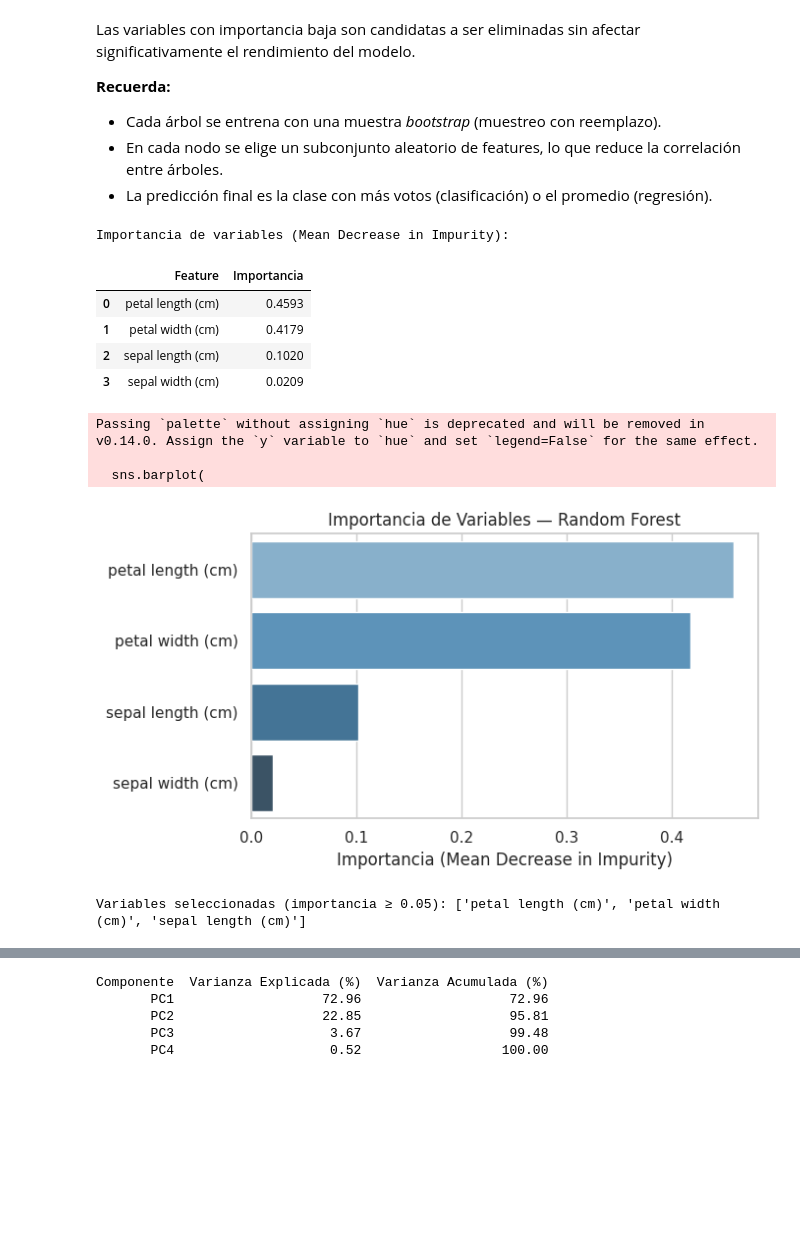
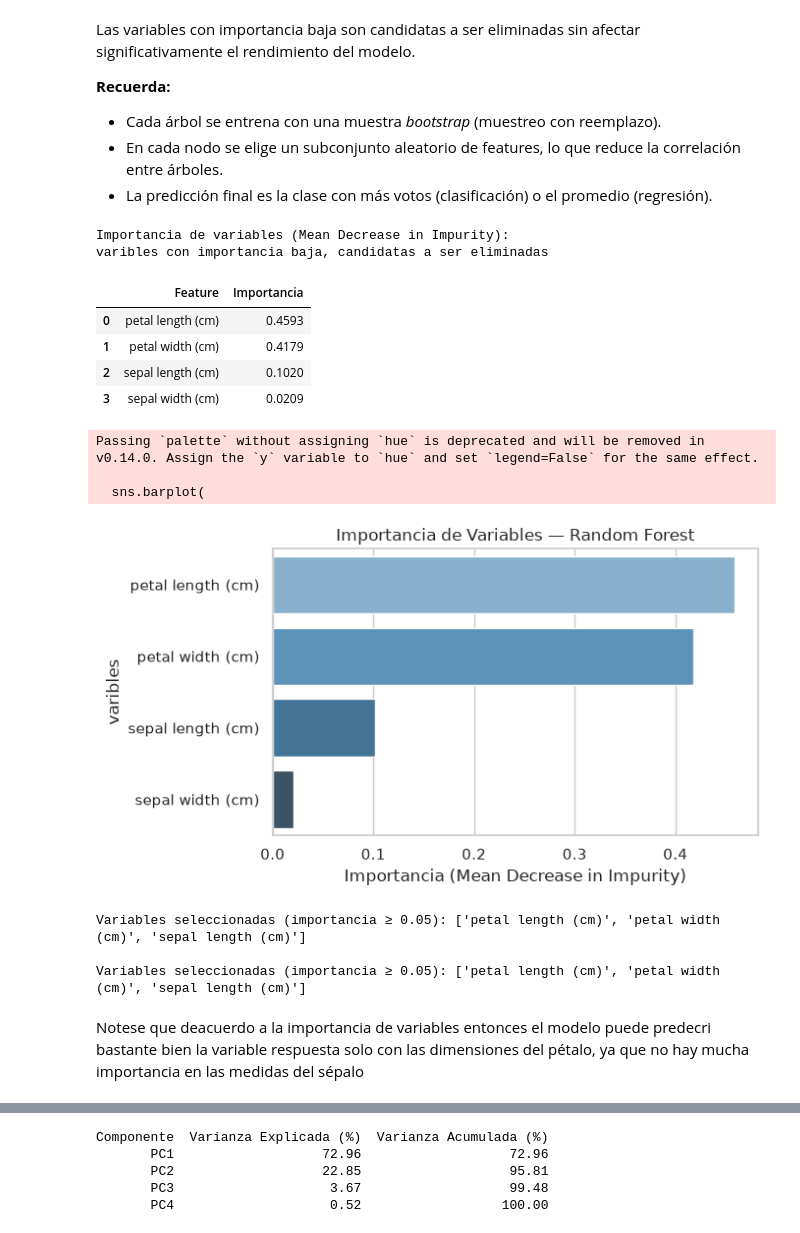
Before and after one commit to MgtDevNet/Introduccion_Mineria_de_Datos, a Jupyter notebook: Clases/Parte_1_preprocesamiento/Clase_10_11_practica.ipynb, the cells around one changed output, grey strips where cells are left out. Saved outputs shown, nothing was run; the diff lists cells and outputs as text; code cells hidden in the pictures; blank space fills up the shorter version.

```diff
--- a/Clases/Parte_1_preprocesamiento/Clase_10_11_practica.ipynb
+++ b/Clases/Parte_1_preprocesamiento/Clase_10_11_practica.ipynb
@@ -555,23 +555,27 @@ Las variables con importancia baja son candidatas a ser eliminadas sin afectar s
 - En cada nodo se elige un subconjunto aleatorio de features, lo que reduce la correlación entre árboles.
 - La predicción final es la clase con más votos (clasificación) o el promedio (regresión).
 # %%
-X_iris = df[iris.feature_names]
-y_iris = df['species']
+X_iris = df[iris.feature_names] # seleccionar variables independientes
+y_iris = df['species'] # seleccionar variable dependiente u objetivo
 
 # Entrenar Random Forest
+# instancia de la clase RandomForestClassifier (arquitectura orientada a objetos)
 rf = RandomForestClassifier(n_estimators=200, random_state=42)
-rf.fit(X_iris, y_iris)
+rf.fit(X_iris, y_iris) #ajustar el modelo
 
-# Tabla de importancias
+# Tabla de importancias. Se crea un data frame para su presentación
 importancias = pd.DataFrame({
-    'Feature': iris.feature_names,
-    'Importancia': rf.feature_importances_
+    'Feature': iris.feature_names, # atributo
+    'Importancia': rf.feature_importances_ # atributo después de usar el métod .fit()
+    #por eso usa el "_" al final.
 }).sort_values('Importancia', ascending=False).reset_index(drop=True)
 
 print('Importancia de variables (Mean Decrease in Impurity):')
+print('varibles con importancia baja, candidatas a ser eliminadas')
 importancias.round(4)
 # %% [output]
 Importancia de variables (Mean Decrease in Impurity):
+varibles con importancia baja, candidatas a ser eliminadas
 |  | Feature | Importancia |
 | 0 | petal length (cm) | 0.4593 |
 | 1 | petal width (cm) | 0.4179 |
@@ -579,27 +583,42 @@ Importancia de variables (Mean Decrease in Impurity):
 | 3 | sepal width (cm) | 0.0209 |
 # %%
 # Visualización
+
+#1 solo espacio de figuras de 7 x 4
 fig, ax = plt.subplots(figsize=(7, 4))
+
+# un gráfico de barras donde los datos son el data frame creado
+# en el anterior comando, eje X importancia, eje Y variables
+# de azul.
 sns.barplot(
     data=importancias, x='Importancia', y='Feature',
     palette='Blues_d', ax=ax
 )
+
 ax.set_title('Importancia de Variables — Random Forest')
 ax.set_xlabel('Importancia (Mean Decrease in Impurity)')
-ax.set_ylabel('')
-plt.tight_layout()
+ax.set_ylabel('varibles')
+plt.tight_layout() #ajustar texto
 plt.show()
-
-# Seleccionar variables con importancia >= umbral
-UMBRAL_IMP = 0.05
-vars_seleccionadas = importancias.query('Importancia >= @UMBRAL_IMP')['Feature'].tolist()
-print(f'\nVariables seleccionadas (importancia ≥ {UMBRAL_IMP}): {vars_seleccionadas}')
 # %% [output]
 Passing `palette` without assigning `hue` is deprecated and will be removed in v0.14.0. Assign the `y` variable to `hue` and set `legend=False` for the same effect.
 
   sns.barplot(
-[figure, old version]
+[figure, new version]
-Variables seleccionadas (importancia ≥ 0.05): ['petal length (cm)', 'petal width (cm)', 'sepal length (cm)']
+# %%
+# Seleccionar variables con importancia >= umbral
+UMBRAL_IMP = 0.05
+#ojo el @ solo se usa con el método .query para hacer referencia a variables globales.
+vars_seleccionadas = importancias.query('Importancia >= @UMBRAL_IMP')['Feature'].tolist()
+vars_seleccionadas_loc = importancias.loc[importancias["Importancia"]>= UMBRAL_IMP, "Feature"].tolist()
+print(f'\nVariables seleccionadas (importancia ≥ {UMBRAL_IMP}): {vars_seleccionadas}')
+print(f'\nVariables seleccionadas (importancia ≥ {UMBRAL_IMP}): {vars_seleccionadas_loc}')
+# %% [output]
+Variables seleccionadas (importancia ≥ 0.05): ['petal length (cm)', 'petal width (cm)', 'sepal length (cm)']
+
+Variables seleccionadas (importancia ≥ 0.05): ['petal length (cm)', 'petal width (cm)', 'sepal length (cm)']
+# %% [markdown]
+Notese que deacuerdo a la importancia de variables entonces el modelo puede predecri bastante bien la variable respuesta solo con las dimensiones del pétalo, ya que no hay mucha importancia en las medidas del sépalo
 # %% [markdown]
 ### 3.5 Análisis de Componentes Principales (PCA)
 
```
Also changed, not shown: parts of 16 cells of this notebook, 1 other file.
